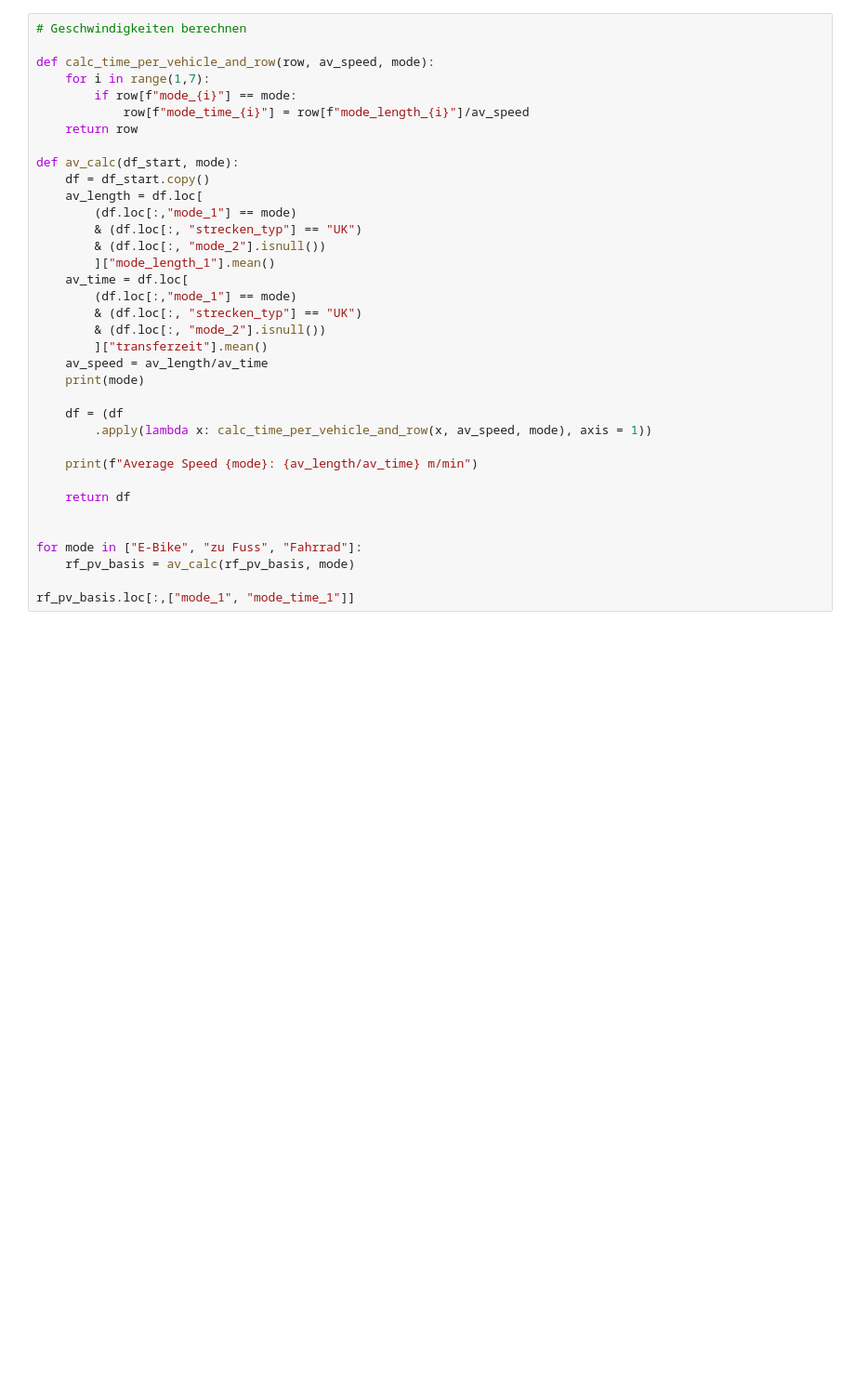
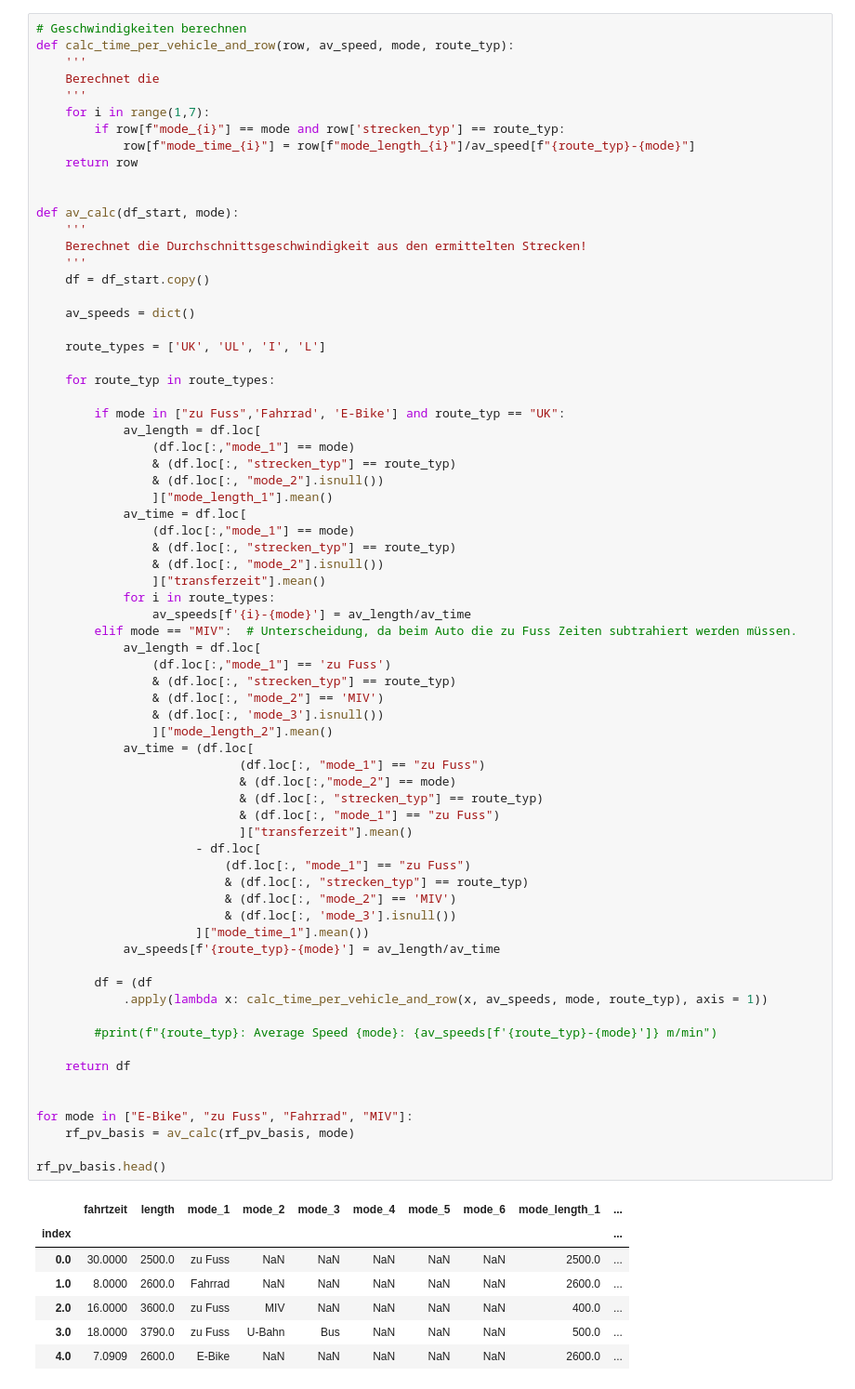
Before and after one commit to havspect/BA, a Jupyter notebook: src/production.ipynb, the cells around one changed output. Shown at 93% size. Cells and saved outputs as stored; diff of their text form; blank space fills up the shorter version.

Commit message:
Added Plots and route length

```diff
--- a/src/production.ipynb
+++ b/src/production.ipynb
@@ -101,37 +85,78 @@ rf_pv_basis.loc[:, ["mode_2", "mode_1"]]
 # %%
 # Geschwindigkeiten berechnen
-
-def calc_time_per_vehicle_and_row(row, av_speed, mode):
+def calc_time_per_vehicle_and_row(row, av_speed, mode, route_typ):
+    '''
+    Berechnet die
+    '''
     for i in range(1,7):
-        if row[f"mode_{i}"] == mode:
-            row[f"mode_time_{i}"] = row[f"mode_length_{i}"]/av_speed
+        if row[f"mode_{i}"] == mode and row['strecken_typ'] == route_typ:
+            row[f"mode_time_{i}"] = row[f"mode_length_{i}"]/av_speed[f"{route_typ}-{mode}"]
     return row
 
+
 def av_calc(df_start, mode):
+    '''
+    Berechnet die Durchschnittsgeschwindigkeit aus den ermittelten Strecken!
+    '''
     df = df_start.copy()
-    av_length = df.loc[
-        (df.loc[:,"mode_1"] == mode)
-        & (df.loc[:, "strecken_typ"] == "UK")
-        & (df.loc[:, "mode_2"].isnull())
-        ]["mode_length_1"].mean()
-    av_time = df.loc[
-        (df.loc[:,"mode_1"] == mode)
-        & (df.loc[:, "strecken_typ"] == "UK")
-        & (df.loc[:, "mode_2"].isnull())
-        ]["transferzeit"].mean()
-    av_speed = av_length/av_time
-    print(mode)
 
-    df = (df
-        .apply(lambda x: calc_time_per_vehicle_and_row(x, av_speed, mode), axis = 1))
+    av_speeds = dict()
 
-    print(f"Average Speed {mode}: {av_length/av_time} m/min")
+    route_types = ['UK', 'UL', 'I', 'L']
+
+    for route_typ in route_types:
+
+        if mode in ["zu Fuss",'Fahrrad', 'E-Bike'] and route_typ == "UK":
+            av_length = df.loc[
+                (df.loc[:,"mode_1"] == mode)
+                & (df.loc[:, "strecken_typ"] == route_typ)
+                & (df.loc[:, "mode_2"].isnull())
+                ]["mode_length_1"].mean()
+            av_time = df.loc[
+                (df.loc[:,"mode_1"] == mode)
+                & (df.loc[:, "strecken_typ"] == route_typ)
+                & (df.loc[:, "mode_2"].isnull())
+                ]["transferzeit"].mean()
+            for i in route_types:
+                av_speeds[f'{i}-{mode}'] = av_length/av_time
+        elif mode == "MIV":  # Unterscheidung, da beim Auto die zu Fuss Zeiten subtrahiert werden müssen.
+            av_length = df.loc[
+                (df.loc[:,"mode_1"] == 'zu Fuss')
+                & (df.loc[:, "strecken_typ"] == route_typ)
+                & (df.loc[:, "mode_2"] == 'MIV')
+                & (df.loc[:, 'mode_3'].isnull())
+                ]["mode_length_2"].mean()
+            av_time = (df.loc[
+                            (df.loc[:, "mode_1"] == "zu Fuss")
+                            & (df.loc[:,"mode_2"] == mode)
+                            & (df.loc[:, "strecken_typ"] == route_typ)
+                            & (df.loc[:, "mode_1"] == "zu Fuss")
+                            ]["transferzeit"].mean()
+                      - df.loc[
+                          (df.loc[:, "mode_1"] == "zu Fuss")
+                          & (df.loc[:, "strecken_typ"] == route_typ)
+                          & (df.loc[:, "mode_2"] == 'MIV')
+                          & (df.loc[:, 'mode_3'].isnull())
+                      ]["mode_time_1"].mean())
+            av_speeds[f'{route_typ}-{mode}'] = av_length/av_time
+
+        df = (df
+            .apply(lambda x: calc_time_per_vehicle_and_row(x, av_speeds, mode, route_typ), axis = 1))
+
+        #print(f"{route_typ}: Average Speed {mode}: {av_speeds[f'{route_typ}-{mode}']} m/min")
 
     return df
 
 
-for mode in ["E-Bike", "zu Fuss", "Fahrrad"]:
+for mode in ["E-Bike", "zu Fuss", "Fahrrad", "MIV"]:
     rf_pv_basis = av_calc(rf_pv_basis, mode)
 
-rf_pv_basis.loc[:,["mode_1", "mode_time_1"]]
+rf_pv_basis.head()
 # %% [output]
+|  | fahrtzeit | length | mode_1 | mode_2 | mode_3 | mode_4 | mode_5 | mode_6 | mode_length_1 | ... |
+| index |  |  |  |  |  |  |  |  |  | ... |
+| 0.0 | 30.0000 | 2500.0 | zu Fuss | NaN | NaN | NaN | NaN | NaN | 2500.0 | ... |
+| 1.0 | 8.0000 | 2600.0 | Fahrrad | NaN | NaN | NaN | NaN | NaN | 2600.0 | ... |
+| 2.0 | 16.0000 | 3600.0 | zu Fuss | MIV | NaN | NaN | NaN | NaN | 400.0 | ... |
+| 3.0 | 18.0000 | 3790.0 | zu Fuss | U-Bahn | Bus | NaN | NaN | NaN | 500.0 | ... |
+| 4.0 | 7.0909 | 2600.0 | E-Bike | NaN | NaN | NaN | NaN | NaN | 2600.0 | ... |
```
Also changed, not shown: parts of 11 cells of this notebook.
